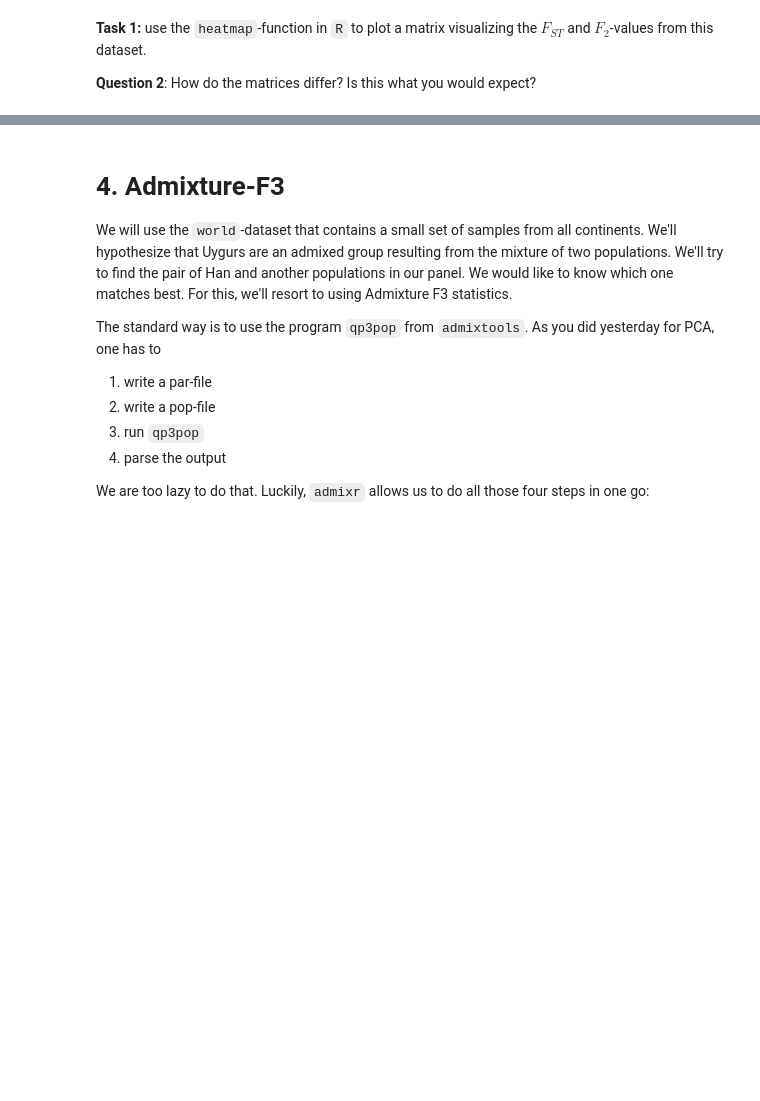
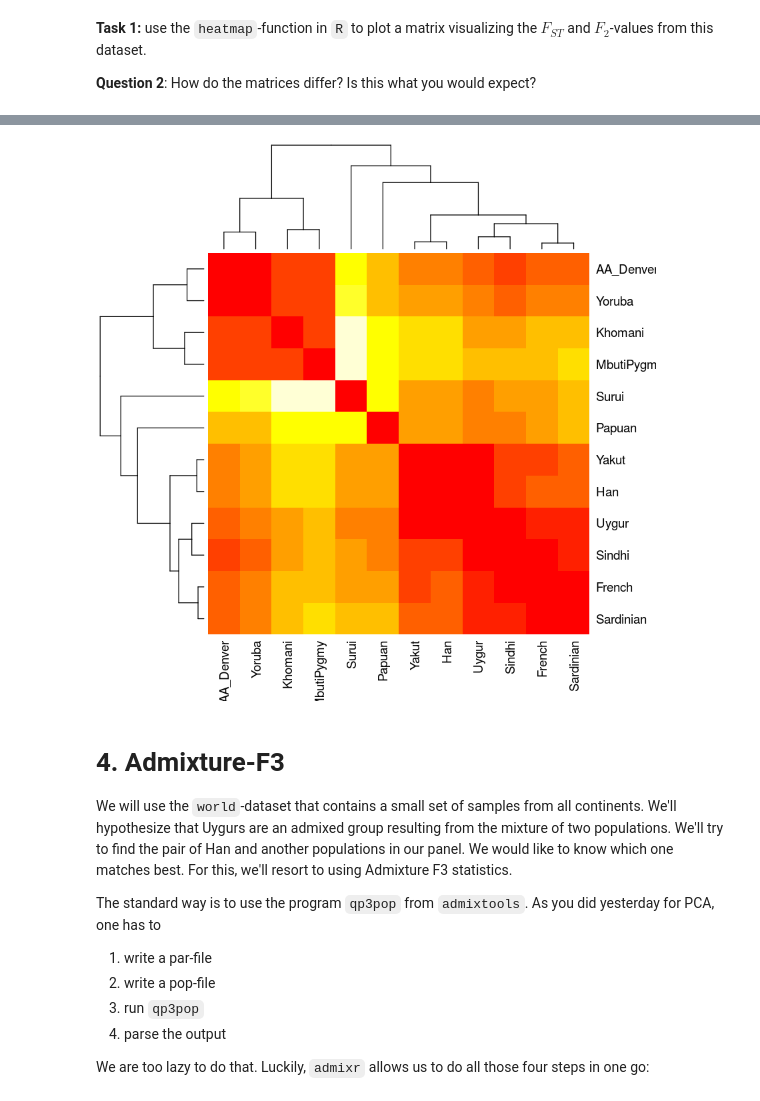
Before and after one commit to BenjaminPeter/cph_course, a Jupyter notebook: F-stats tutorial solution.ipynb, the cells around one changed output, grey strips where cells are left out. Drawn from its saved outputs; the diff is of its cells as text; code cells hidden in the pictures; blank space fills up the shorter version.

```diff
--- a/F-stats tutorial solution.ipynb
+++ b/F-stats tutorial solution.ipynb
@@ -114,3 +140,7 @@ heatmap(fmat$fst, symm = T)
+# %%
+heatmap(fmat$f2, symm = T)
+# %% [output]
+[figure, added]
 # %% [markdown]
 # 4. Admixture-F3
 We will use the `world`-dataset that contains a small set of samples from all
```
Also changed, not shown: parts of 11 cells of this notebook, 1 other file.
